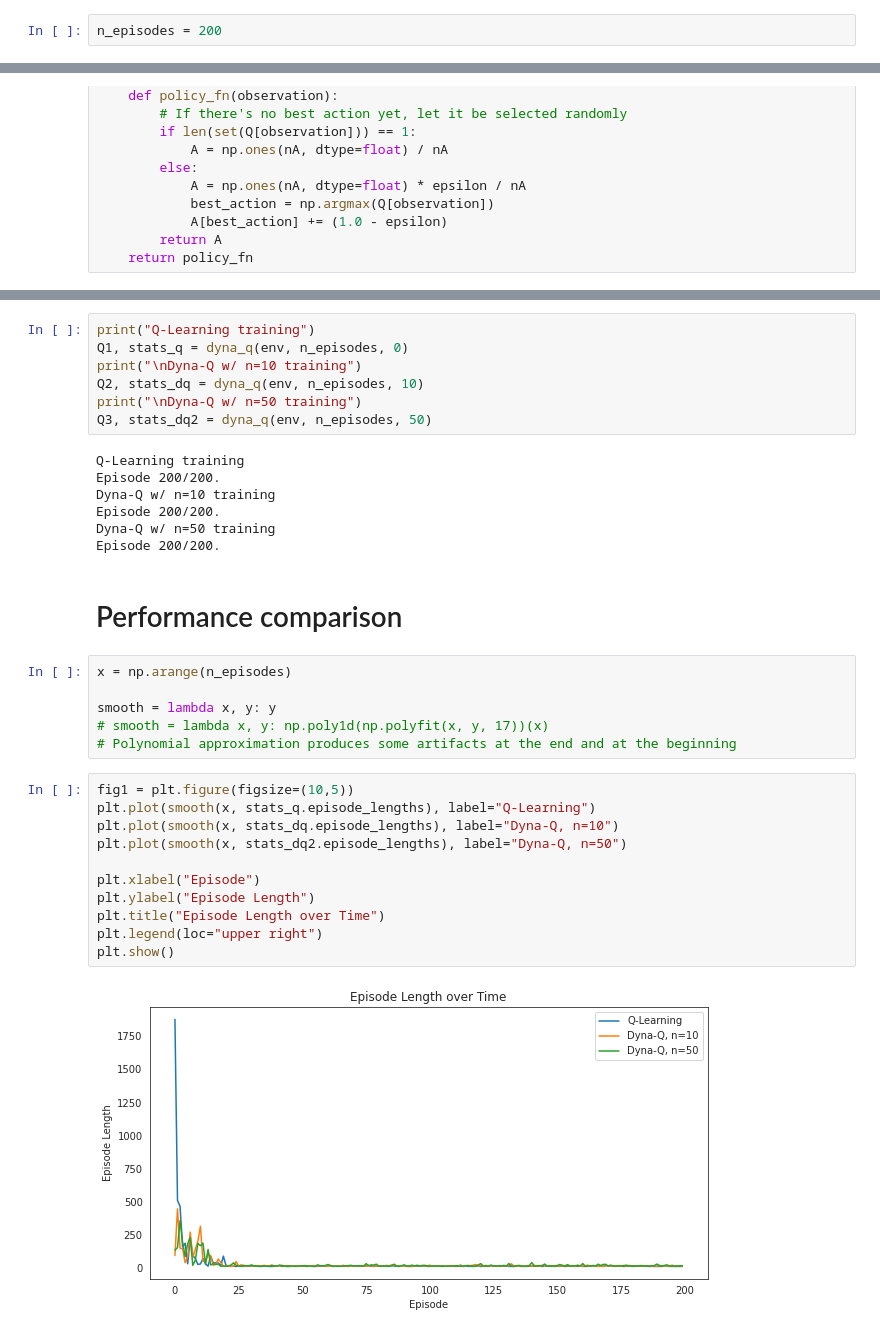
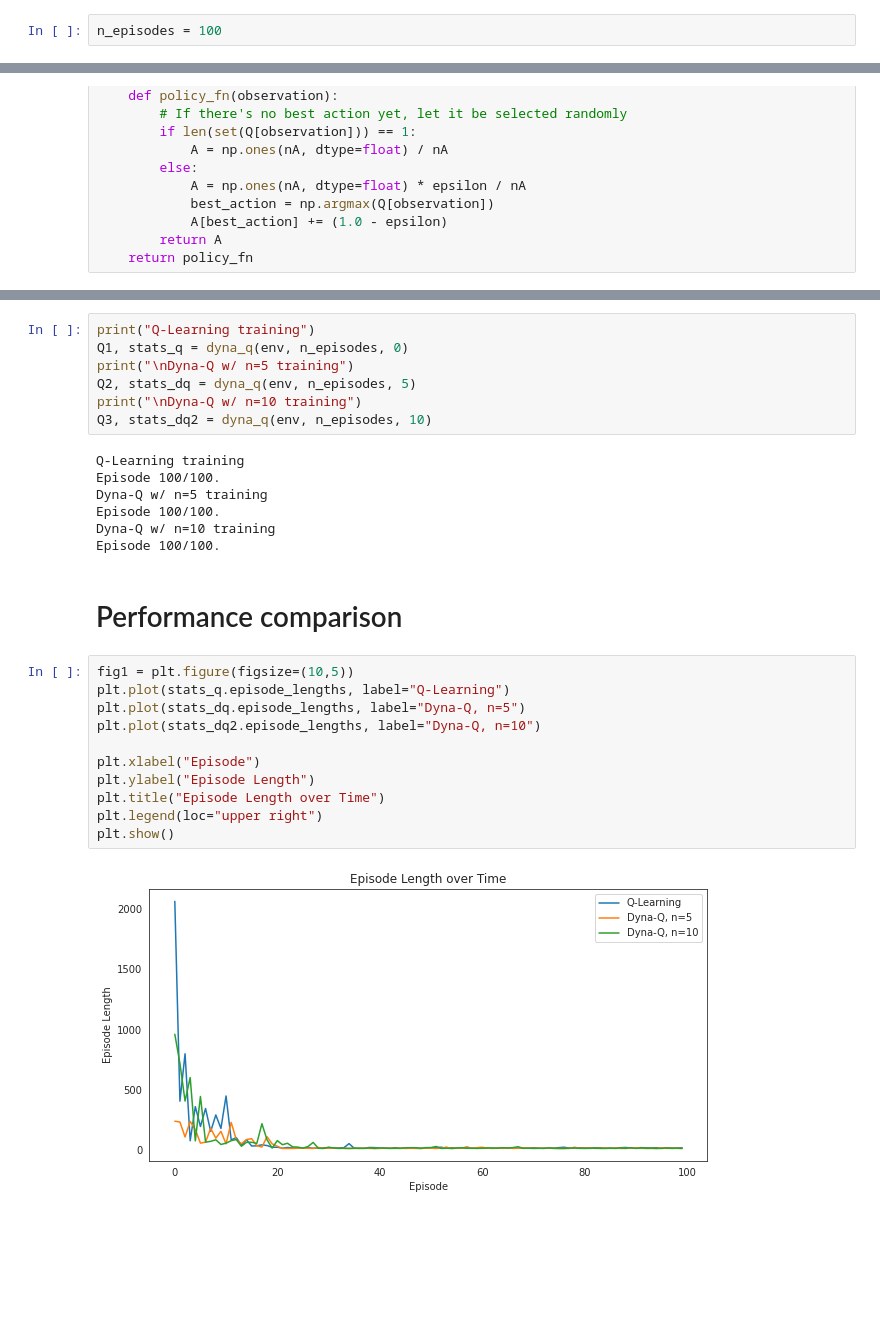
Before and after one commit to nhabbash/reinforcement-learning, a Jupyter notebook: PL/pl_algorithms.ipynb, the cells around one changed output, grey strips where cells are left out. Cells and saved outputs as stored; diff of their text form; blank space fills up the shorter version.

```diff
--- a/PL/pl_algorithms.ipynb
+++ b/PL/pl_algorithms.ipynb
@@ -56,7 +56,7 @@ x  .  |  .  .  .  .  |  .
 # %% [markdown]
 # Dyna-Q
 # %%
-n_episodes = 200
+n_episodes = 100
 # %%
 def make_epsilon_greedy_policy(Q, epsilon, nA):
     """
@@ -172,35 +173,29 @@ def dyna_q(env, num_episodes, num_planning, discount_factor=0.95, alpha=0.1, eps
 # %%
 print("Q-Learning training")
 Q1, stats_q = dyna_q(env, n_episodes, 0)
+print("\nDyna-Q w/ n=5 training")
+Q2, stats_dq = dyna_q(env, n_episodes, 5)
 print("\nDyna-Q w/ n=10 training")
-Q2, stats_dq = dyna_q(env, n_episodes, 10)
-print("\nDyna-Q w/ n=50 training")
-Q3, stats_dq2 = dyna_q(env, n_episodes, 50)
+Q3, stats_dq2 = dyna_q(env, n_episodes, 10)
 # %% [output]
 Q-Learning training
-Episode 200/200.
+Episode 100/100.
+Dyna-Q w/ n=5 training
+Episode 100/100.
 Dyna-Q w/ n=10 training
-Episode 200/200.
-Dyna-Q w/ n=50 training
-Episode 200/200.
+Episode 100/100.
 # %% [markdown]
 # Performance comparison
-# %%
-x = np.arange(n_episodes)
-
-smooth = lambda x, y: y
-# smooth = lambda x, y: np.poly1d(np.polyfit(x, y, 17))(x)
-# Polynomial approximation produces some artifacts at the end and at the beginning
 # %%
 fig1 = plt.figure(figsize=(10,5))
-plt.plot(smooth(x, stats_q.episode_lengths), label="Q-Learning")
-plt.plot(smooth(x, stats_dq.episode_lengths), label="Dyna-Q, n=10")
-plt.plot(smooth(x, stats_dq2.episode_lengths), label="Dyna-Q, n=50")
+plt.plot(stats_q.episode_lengths, label="Q-Learning")
+plt.plot(stats_dq.episode_lengths, label="Dyna-Q, n=5")
+plt.plot(stats_dq2.episode_lengths, label="Dyna-Q, n=10")
 
 plt.xlabel("Episode")
 plt.ylabel("Episode Length")
 plt.title("Episode Length over Time")
 plt.legend(loc="upper right")
 plt.show()
 # %% [output]
-[figure, old version]
+[figure, new version]
```
Also changed, not shown: parts of 8 cells of this notebook, 1 other file.
